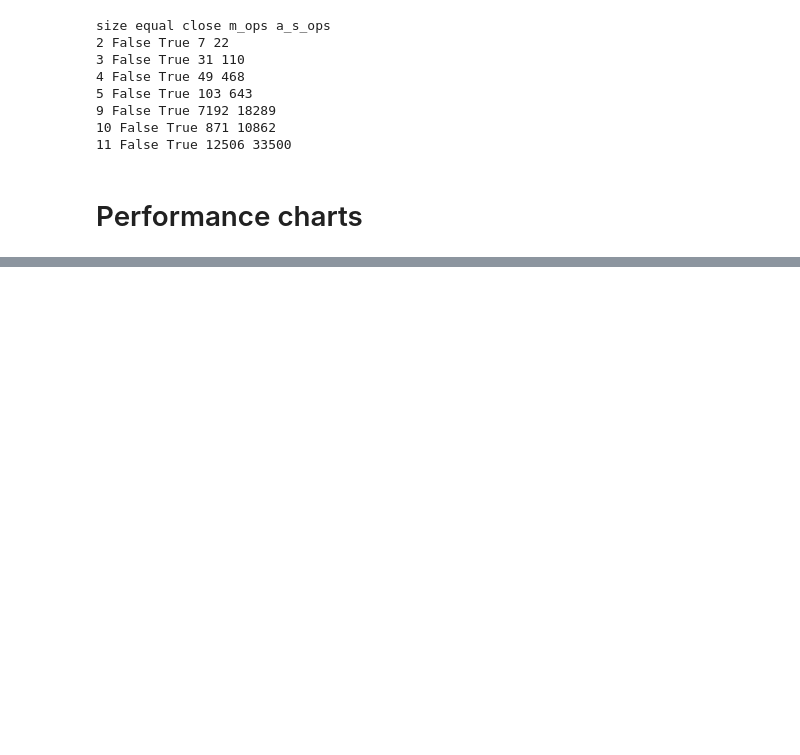
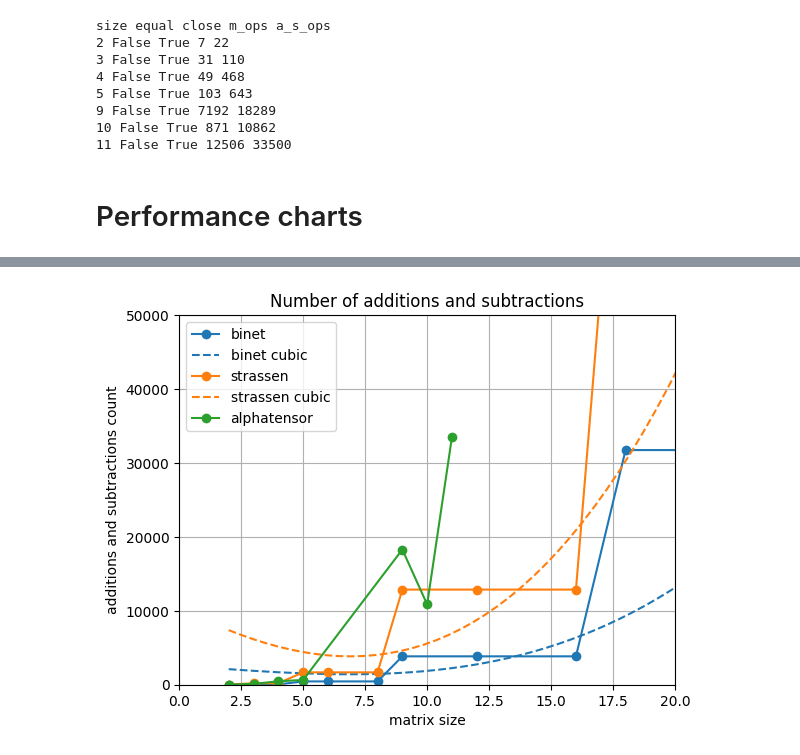
Before and after one commit to WerminskiGabriel/AGH-MatrixAlgo, a Jupyter notebook: lab1/lab1.ipynb, the cells around one changed output, grey strips where cells are left out. Cells and saved outputs as stored; diff of their text form; code cells hidden in the pictures; blank space fills up the shorter version.

```diff
--- a/lab1/lab1.ipynb
+++ b/lab1/lab1.ipynb
@@ -372,0 +402,13 @@ plt.show()
+# %%
+plot_with_fits(plot_sizes, binet_a_s_ops, "binet", xlim=(0, 20), ylim=(0, 50000))
+plot_with_fits(plot_sizes, strassen_a_s_ops, "strassen", xlim=(0, 20), ylim=(0, 50000))
+plt.plot(ai_sizes, ai_a_s_ops, "o-", label="alphatensor")
+plt.title("Number of additions and subtractions")
+plt.xlabel("matrix size")
+plt.ylabel("additions and subtractions count")
+plt.legend()
+plt.grid(True)
+plt.savefig("typst/imgs/add_sub_ops_close.png")
+plt.show()
+# %% [output]
+[figure, added]
```
Also changed, not shown: parts of 8 cells of this notebook, 12 other files.
